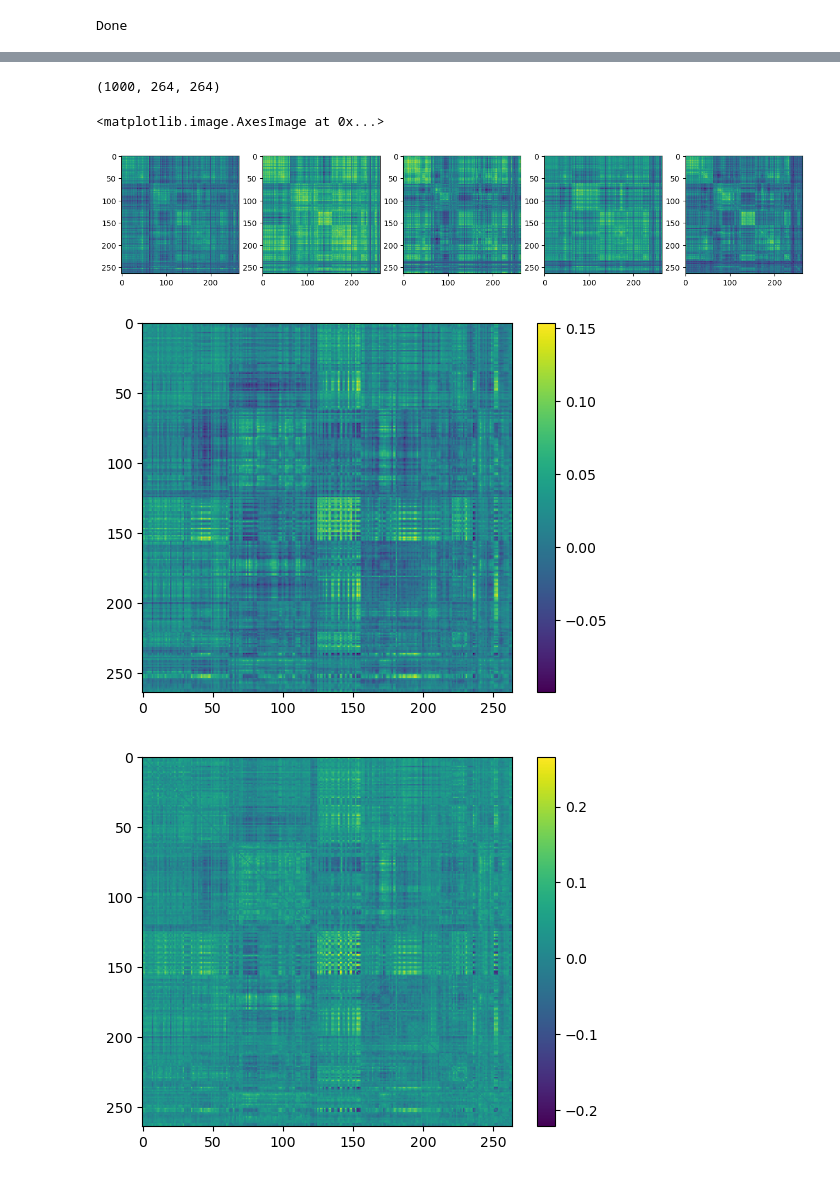
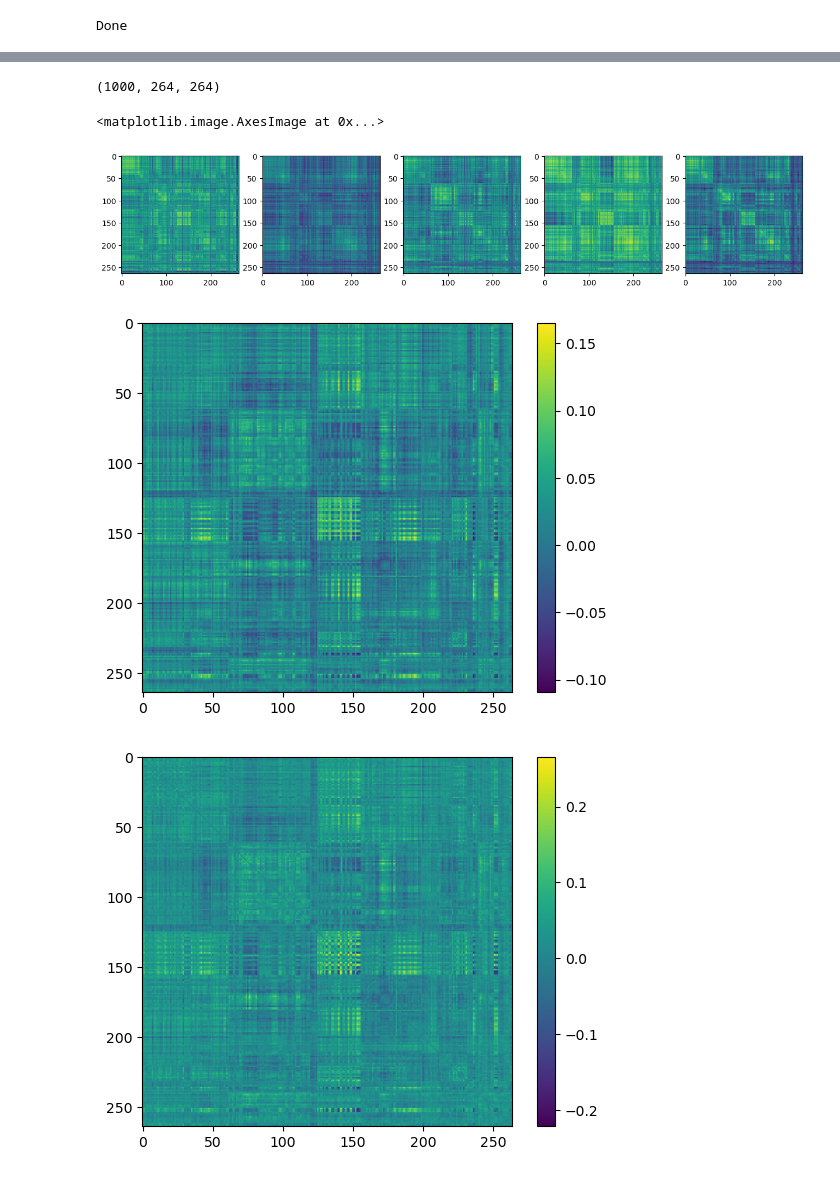
Before and after one commit to aorliche/PNC, a Jupyter notebook: ContrastiveLearningTwo/ContrastiveLearningTwo4VAE.ipynb, the cells around one changed output, grey strips where cells are left out. Saved outputs shown, nothing was run; the diff lists cells and outputs as text; code cells hidden in the pictures.

```diff
--- a/ContrastiveLearningTwo/ContrastiveLearningTwo4VAE.ipynb
+++ b/ContrastiveLearningTwo/ContrastiveLearningTwo4VAE.ipynb
@@ -282,40 +296,40 @@ Done
 # %%
 import matplotlib.pyplot as plt
 
 n = 1000
 
 with torch.no_grad():
     ag = 0*torch.ones(n).float().cuda()
     sx = 0*torch.ones(n).float().cuda()
     rc = 0*torch.ones(n).float().cuda()
-    tidx = 0
+    tidx = 1
     task = torch.ones(n).long().cuda()
     z = vae.gen(n)
     y = vae.dec(z, ag, sx, rc, task*(tidx == 0), task*(tidx == 1), task*(tidx == 2))
     y = y.detach().cpu().numpy()
     print(y.shape)
 
 fig, ax = plt.subplots(1,5,figsize=(16,4))
 ym = np.mean(y, axis=0)
-ym2 = ym
+ym1 = ym
 
 ax[0].imshow(y[0])
 ax[1].imshow(y[1])
 ax[2].imshow(y[2])
 ax[3].imshow(y[3])
 ax[4].imshow(ym)
 
 # fig.show()
 # %% [output]
 (1000, 264, 264)
 <matplotlib.image.AxesImage at 0x...>
-[figure, old version]
+[figure, new version]
 # %%
 plt.imshow(ym2-ym1)
 plt.colorbar()
 plt.show()
 # %% [output]
-[figure, old version]
+[figure, new version]
 # %%
 gt2 = np.mean(restmat[(race == 0)*(sex == 0)*(age > -1)], axis=0)
 gt1 = np.mean(nbackmat[(race == 0)*(sex == 0)*(age > -1)], axis=0)
```
Also changed, not shown: parts of 6 cells of this notebook, 3 other files.
